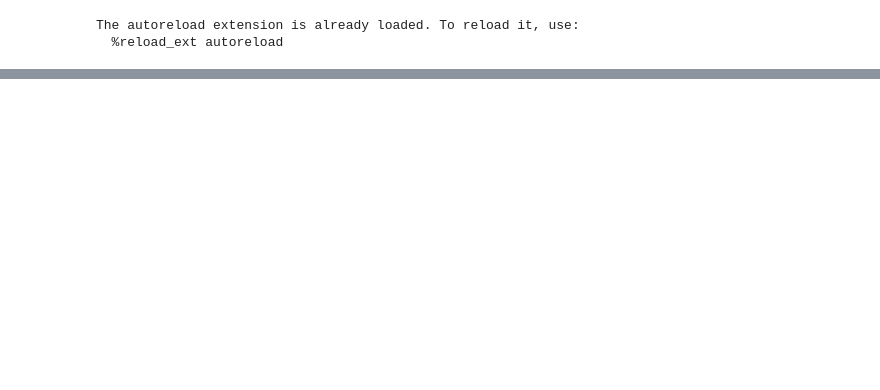
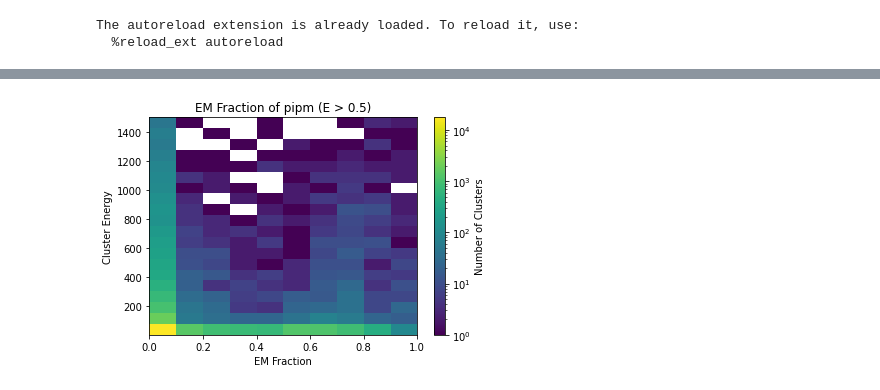
Before and after one commit to joshlerner/triumf-ml, a Jupyter notebook: PionReconstruction/test.ipynb, the cells around one changed output, grey strips where cells are left out. Saved outputs shown, nothing was run; the diff lists cells and outputs as text; code cells hidden in the pictures; blank space fills up the shorter version.

```diff
--- a/PionReconstruction/test.ipynb
+++ b/PionReconstruction/test.ipynb
@@ -113,0 +56,14 @@ array([['a', '1'],
+# %%
+
+hh = plt.hist2d(np.array(ak.flatten(pipm_data['cluster_EM_PROBABILITY'])),
+                np.array(ak.flatten(pipm_data['cluster_E'])),
+                bins=(10, 20),
+                norm=LogNorm(),
+                range=((0, 1), (en, 1500)))
+plt.colorbar(hh[3], label='Number of Clusters')
+plt.xlabel('EM Fraction')
+plt.ylabel('Cluster Energy')
+plt.title(f'EM Fraction of pipm (E > {en})')
+plt.show()
+# %% [output]
+[figure, added]
```
Also changed, not shown: parts of 24 cells of this notebook, 4 other files.
